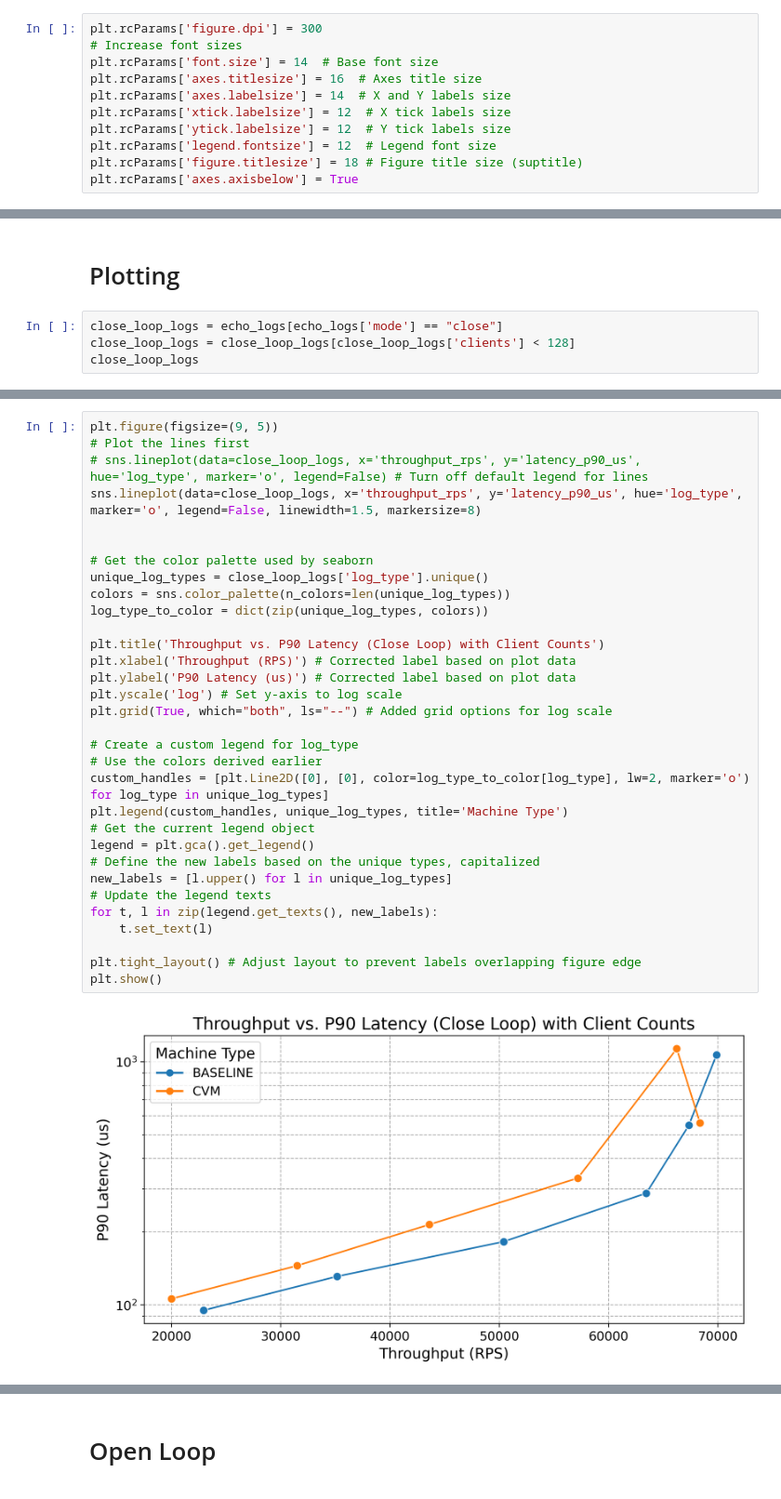
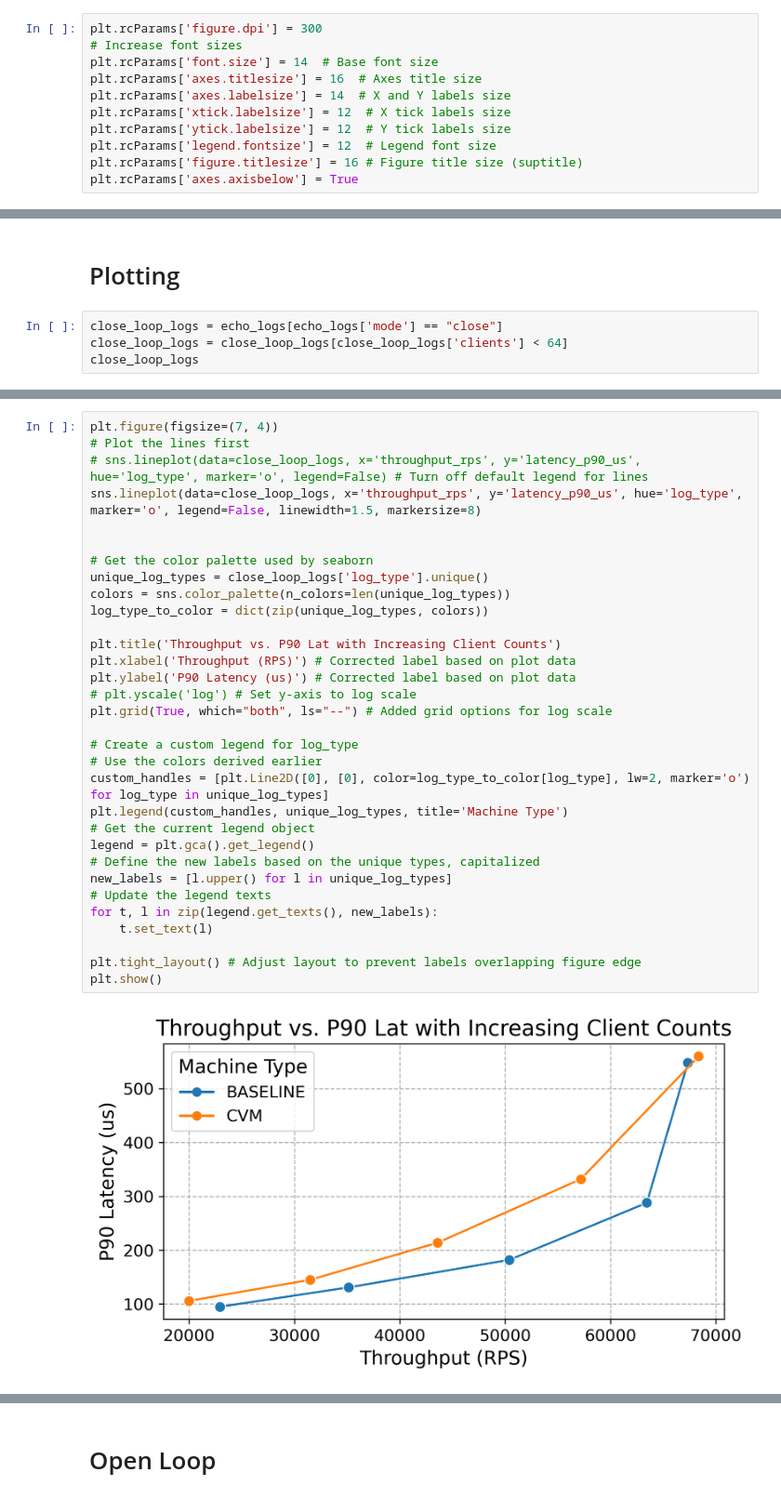
Before and after one commit to totoroyyb/cvm-net-perf, a Jupyter notebook: hires_analytic/main.ipynb, the cells around one changed output, grey strips where cells are left out. Shown at 93% size. Drawn from its saved outputs; the diff is of its cells as text.

```diff
--- a/hires_analytic/main.ipynb
+++ b/hires_analytic/main.ipynb
@@ -19,7 +19,7 @@ plt.rcParams['axes.labelsize'] = 14  # X and Y labels size
 plt.rcParams['xtick.labelsize'] = 12  # X tick labels size
 plt.rcParams['ytick.labelsize'] = 12  # Y tick labels size
 plt.rcParams['legend.fontsize'] = 12  # Legend font size
-plt.rcParams['figure.titlesize'] = 18 # Figure title size (suptitle)
+plt.rcParams['figure.titlesize'] = 16 # Figure title size (suptitle)
 plt.rcParams['axes.axisbelow'] = True
 # %%
 echo_logs = pd.read_parquet('echo_logs.parquet')
@@ -47,7 +47,7 @@ None
 # Plotting
 # %%
 close_loop_logs = echo_logs[echo_logs['mode'] == "close"]
-close_loop_logs = close_loop_logs[close_loop_logs['clients'] < 128]
+close_loop_logs = close_loop_logs[close_loop_logs['clients'] < 64]
 close_loop_logs
 # %% [output]
 |  | log_type | filename | mode | clients | target_rate_client_hz | target_rate_total_hz | total_requests | ... |
@@ -122,37 +120,37 @@ plt.show()
 # %%
-plt.figure(figsize=(9, 5))
+plt.figure(figsize=(7, 4))
 # Plot the lines first
 # sns.lineplot(data=close_loop_logs, x='throughput_rps', y='latency_p90_us', hue='log_type', marker='o', legend=False) # Turn off default legend for lines
 sns.lineplot(data=close_loop_logs, x='throughput_rps', y='latency_p90_us', hue='log_type', marker='o', legend=False, linewidth=1.5, markersize=8)
 
 
 # Get the color palette used by seaborn
 unique_log_types = close_loop_logs['log_type'].unique()
 colors = sns.color_palette(n_colors=len(unique_log_types))
 log_type_to_color = dict(zip(unique_log_types, colors))
 
-plt.title('Throughput vs. P90 Latency (Close Loop) with Client Counts')
+plt.title('Throughput vs. P90 Lat with Increasing Client Counts')
 plt.xlabel('Throughput (RPS)') # Corrected label based on plot data
 plt.ylabel('P90 Latency (us)') # Corrected label based on plot data
-plt.yscale('log') # Set y-axis to log scale
+# plt.yscale('log') # Set y-axis to log scale
 plt.grid(True, which="both", ls="--") # Added grid options for log scale
 
 # Create a custom legend for log_type
 # Use the colors derived earlier
 custom_handles = [plt.Line2D([0], [0], color=log_type_to_color[log_type], lw=2, marker='o') for log_type in unique_log_types]
 plt.legend(custom_handles, unique_log_types, title='Machine Type')
 # Get the current legend object
 legend = plt.gca().get_legend()
 # Define the new labels based on the unique types, capitalized
 new_labels = [l.upper() for l in unique_log_types]
 # Update the legend texts
 for t, l in zip(legend.get_texts(), new_labels):
     t.set_text(l)
 
 plt.tight_layout() # Adjust layout to prevent labels overlapping figure edge
 plt.show()
 # %% [output]
-[figure, old version]
+[figure, new version]
 # %%
 plt.figure(figsize=(12, 7))
 sns.barplot(data=close_loop_logs, x='clients', y='throughput_rps', hue='log_type')
```
Also changed, not shown: parts of 9 cells of this notebook, 4 other files.
